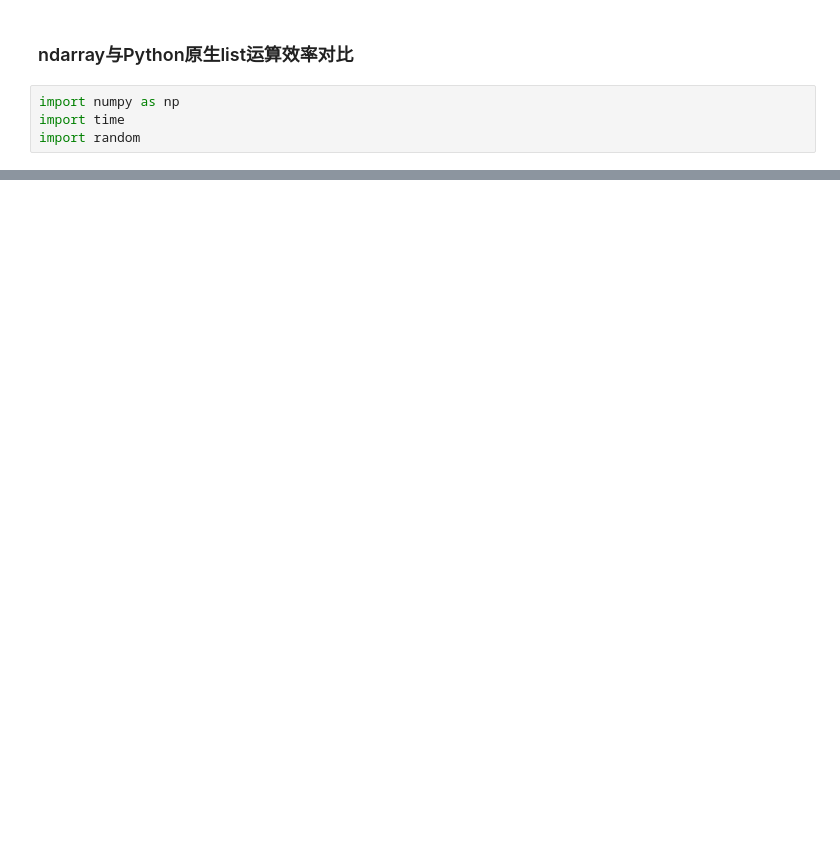
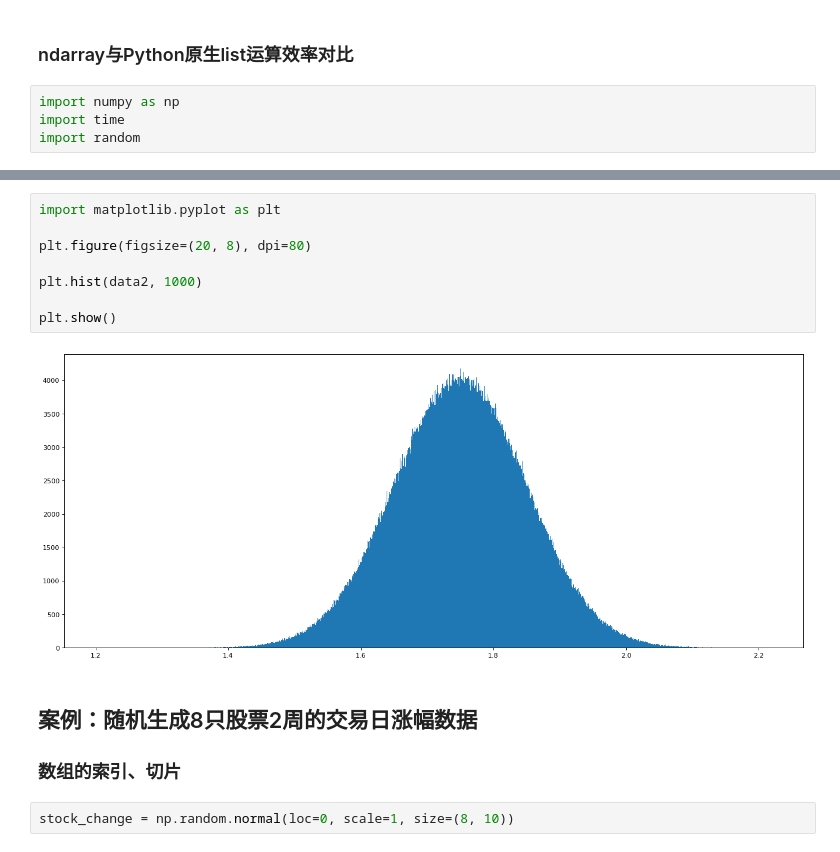
Before and after one commit to YoungBossX/Four_Days_Data_Mining, a Jupyter notebook: day_02/day02_numpy_demo.ipynb, the cells around one changed output, grey strips where cells are left out. Drawn from its saved outputs; the diff is of its cells as text; blank space fills up the shorter version.

```diff
--- a/day_02/day02_numpy_demo.ipynb
+++ b/day_02/day02_numpy_demo.ipynb
@@ -51,0 +262,15 @@ ndarray sum time: 0.06699061393737793
+# %%
+import matplotlib.pyplot as plt
+
+plt.figure(figsize=(20, 8), dpi=80)
+
+plt.hist(data2, 1000)
+
+plt.show()
+# %% [output]
+[figure, added]
+# %% [markdown]
+## 案例：随机生成8只股票2周的交易日涨幅数据
+### 数组的索引、切片
+# %%
+stock_change = np.random.normal(loc=0, scale=1, size=(8, 10))
```
Also changed, not shown: parts of 111 cells of this notebook.
